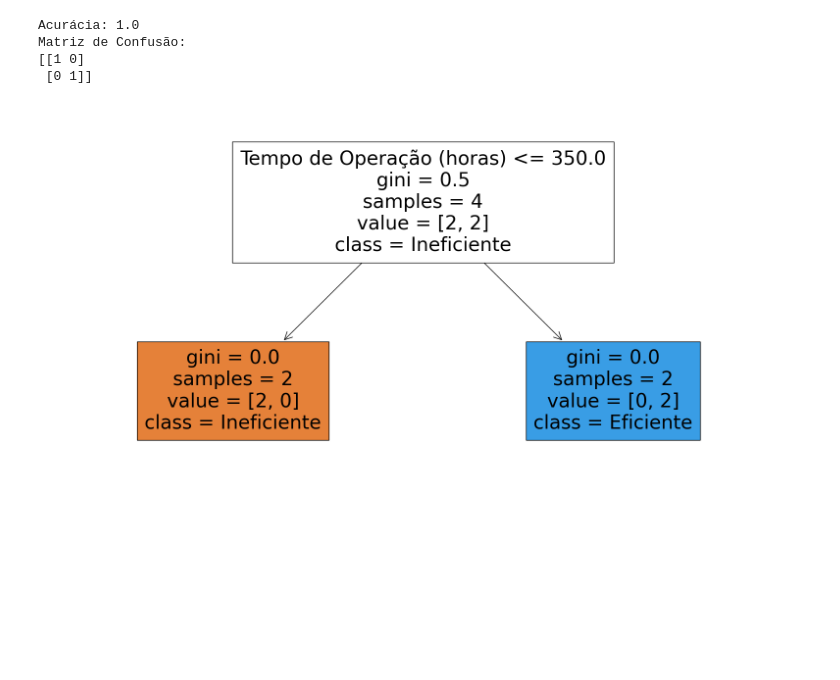
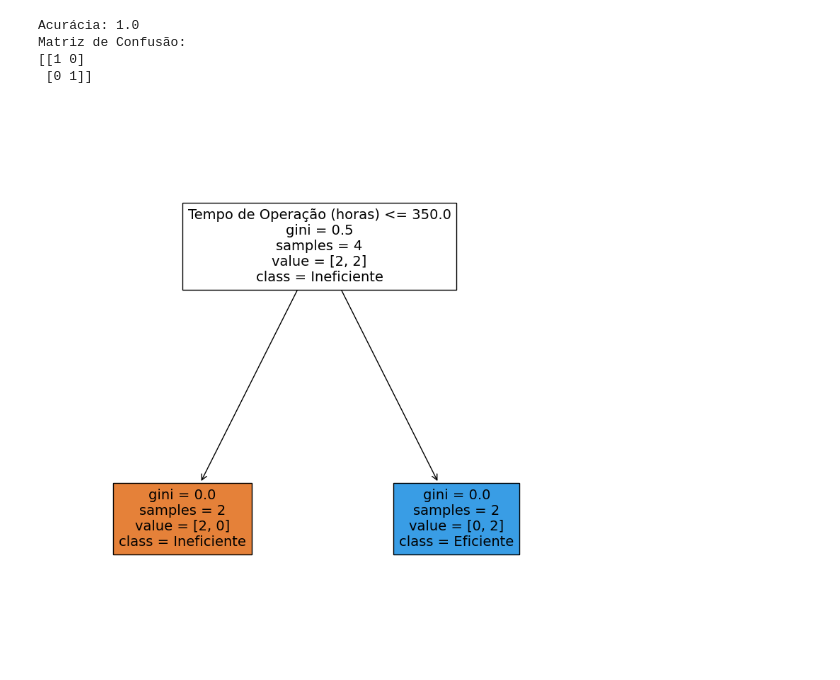
Before and after one commit to LucasSantino/c-digo_IABD_2024, a Jupyter notebook: Aula06_Arvore_de_Decisão/exercicio4.ipynb, the cells around one changed output. Drawn from its saved outputs; the diff is of its cells as text; code cells hidden in the pictures; blank space fills up the shorter version.

```diff
--- a/Aula06_Arvore_de_Decisão/exercicio4.ipynb
+++ b/Aula06_Arvore_de_Decisão/exercicio4.ipynb
@@ -48,10 +48,10 @@ Matriz de Confusão:
 # %%
 # Converta o Index em uma lista de strings
 feature_names = list(X.columns)
 
 # Visualizando a árvore de decisão
-plt.figure(figsize=(20,10))
+plt.figure(figsize=(10,10))
 tree.plot_tree(clf, feature_names=feature_names, class_names=['Ineficiente', 'Eficiente'], filled=True)
 plt.show()
 # %% [output]
-[figure, old version]
+[figure, new version]
```
Also changed, not shown: 4 other files.
